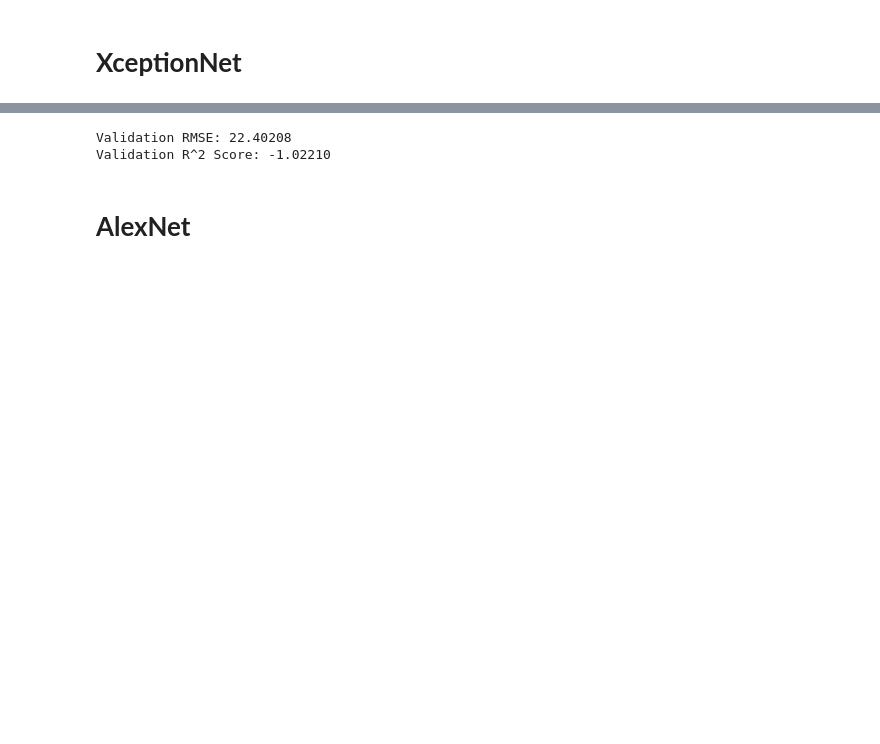
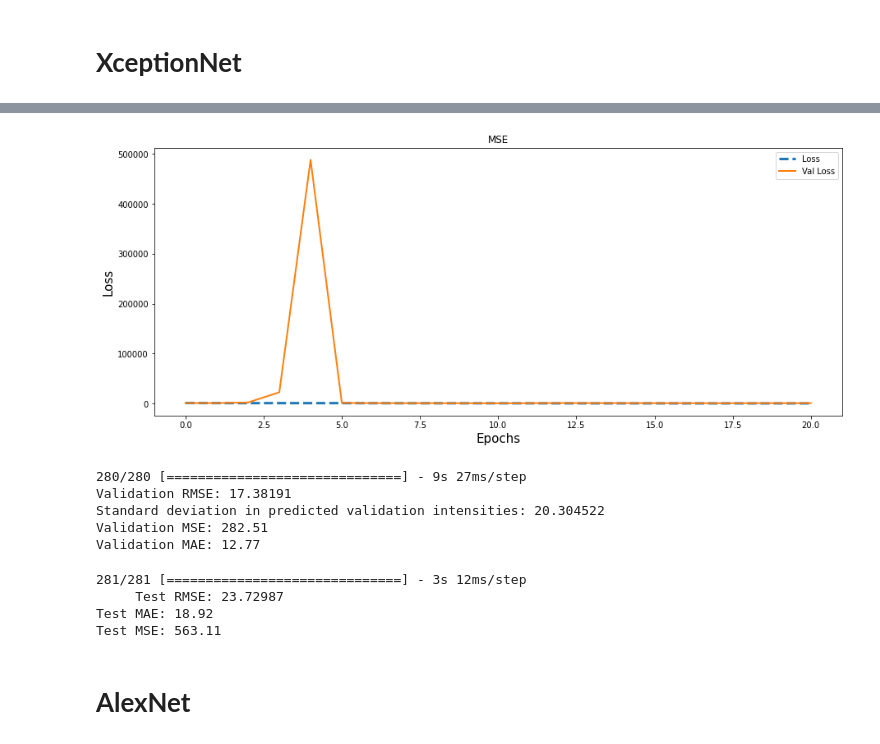
Before and after one commit to manishmawatwal/Deep_Learning_Cylcone_Intensity_Estimation_NIO_Satellite, a Jupyter notebook: notebooks/Regression.ipynb, the cells around one changed output, grey strips where cells are left out. Cells and saved outputs as stored; diff of their text form; code cells hidden in the pictures; blank space fills up the shorter version.

```diff
--- a/notebooks/Regression.ipynb
+++ b/notebooks/Regression.ipynb
@@ -348,5 +292,16 @@ x = Dense(512, activation = 'relu')(x)
 x = Dense(1, activation = 'linear')(x)
 
 xception_final_model = Model(inputs = xception_model.input, outputs = x)
+
+xception_final_model.compile(optimizer = 'adam', loss = 'mse')
+
+# Create a checkpoint to save best weights
+checkpoint = ModelCheckpoint('/content/drive/MyDrive/regression_xception_best_weights.h5', monitor='val_loss', save_best_only=True, mode='min')
+
+# Create an early stopping callback
+early_stopping = EarlyStopping(monitor='val_loss', patience=10)
+
+# Create a ReduceLROnPlateau callback with a factor of 0.1
+lr_scheduler = ReduceLROnPlateau(factor=0.1, patience=5)
 # %% [output]
 Downloading data from https://storage.googleapis.com/tensorflow/keras-applications/xception/xception_weights_tf_dim_ordering_tf_kernels_notop.h5
@@ -360,2 +309,2 @@ save_best = ModelCheckpoint (save_at, monitor = 'val_loss', verbose = 0, save_be
 # %%
-history = xception_final_model.fit(train_images, validation_data = val_images, epochs = 40, callbacks = save_best)
+history = xception_final_model.fit(train_images, validation_data = val_images, epochs = 30, callbacks =[checkpoint, early_stopping, lr_scheduler], verbose = 1)
@@ -364,23 +329,53 @@ xception_final_model.save("/content/drive/MyDrive/xception_regression_model.hdf5
 # %%
+model = load_model('/content/drive/MyDrive/regression_xception_best_weights.h5')
+
 plt.figure(figsize = (15, 6))
 plt.plot(history.history['loss'], lw = 3, ls = '--', label = 'Loss')
-plt.plot(history.history['val_loss'], lw = 2, ls = '-', label = 'Val Loss')
+plt.plot(history.history['val_loss'], lw =2, ls = '-', label = 'Val Loss')
 plt.xlabel('Epochs', fontsize = 15)
 plt.ylabel('Loss', fontsize = 15)
 plt.title('MSE')
 plt.legend();
+# %% [output]
+[figure, added]
 # %%
 val_images.reset()
-predicted_intensity = np.squeeze(xception_final_model.predict(val_images))
+predicted_intensity = np.squeeze(model.predict(val_images))
+#predicted_intensity = np.round(predicted_intensity/5, 0)*5
 true_intensity = val_images.labels
 
-rmse = np.sqrt(xception_final_model.evaluate(val_images, verbose=0))
+rmse = np.sqrt(model.evaluate(val_images, verbose = 0))
 print("Validation RMSE: {:.5f}".format(rmse))
 
-r2 = r2_score(true_intensity, predicted_intensity)
-print("Validation R^2 Score: {:.5f}".format(r2))
+print('Standard deviation in predicted validation intensities:', np.std(predicted_intensity))
+mse = mean_squared_error(true_intensity, predicted_intensity)
+print('Validation MSE: {:.2f}'.format(mse))
+mae = mean_absolute_error(true_intensity, predicted_intensity)
+print('Validation MAE: {:.2f}'.format(mae))
 # %% [output]
-Validation RMSE: 22.40208
-Validation R^2 Score: -1.02210
+280/280 [==============================] - 9s 27ms/step
+Validation RMSE: 17.38191
+Standard deviation in predicted validation intensities: 20.304522
+Validation MSE: 282.51
+Validation MAE: 12.77
+# %%
+test_images.reset()
+predicted_intensity = np.squeeze(model.predict(test_images))
+#predicted_intensity = np.round(predicted_intensity/5, 0)*5
+true_intensity = test_images.labels
+
+rmse = np.sqrt(model.evaluate(test_images, verbose=0))
+print("     Test RMSE: {:.5f}".format(rmse))
+
+mae = mean_absolute_error(true_intensity, predicted_intensity)
+print('Test MAE: {:.2f}'.format(mae))
+
+mse = mean_squared_error(true_intensity, predicted_intensity)
+print('Test MSE: {:.2f}'.format(mse))
+# %% [output]
+281/281 [==============================] - 3s 12ms/step
+     Test RMSE: 23.72987
+Test MAE: 18.92
+Test MSE: 563.11
 # %% [markdown]
 # **AlexNet**
```
Also changed, not shown: parts of 81 cells of this notebook, 3 other files.
